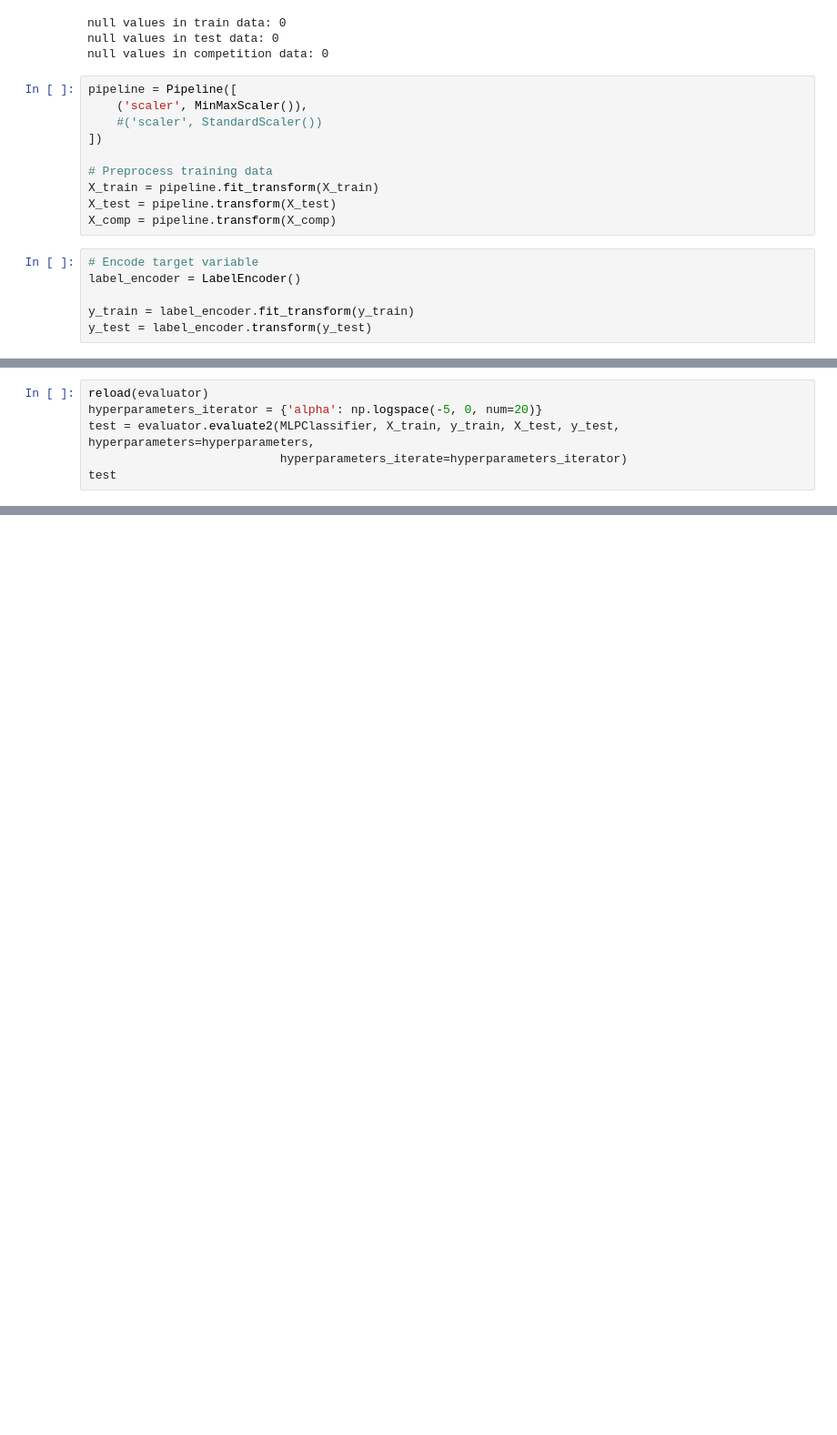
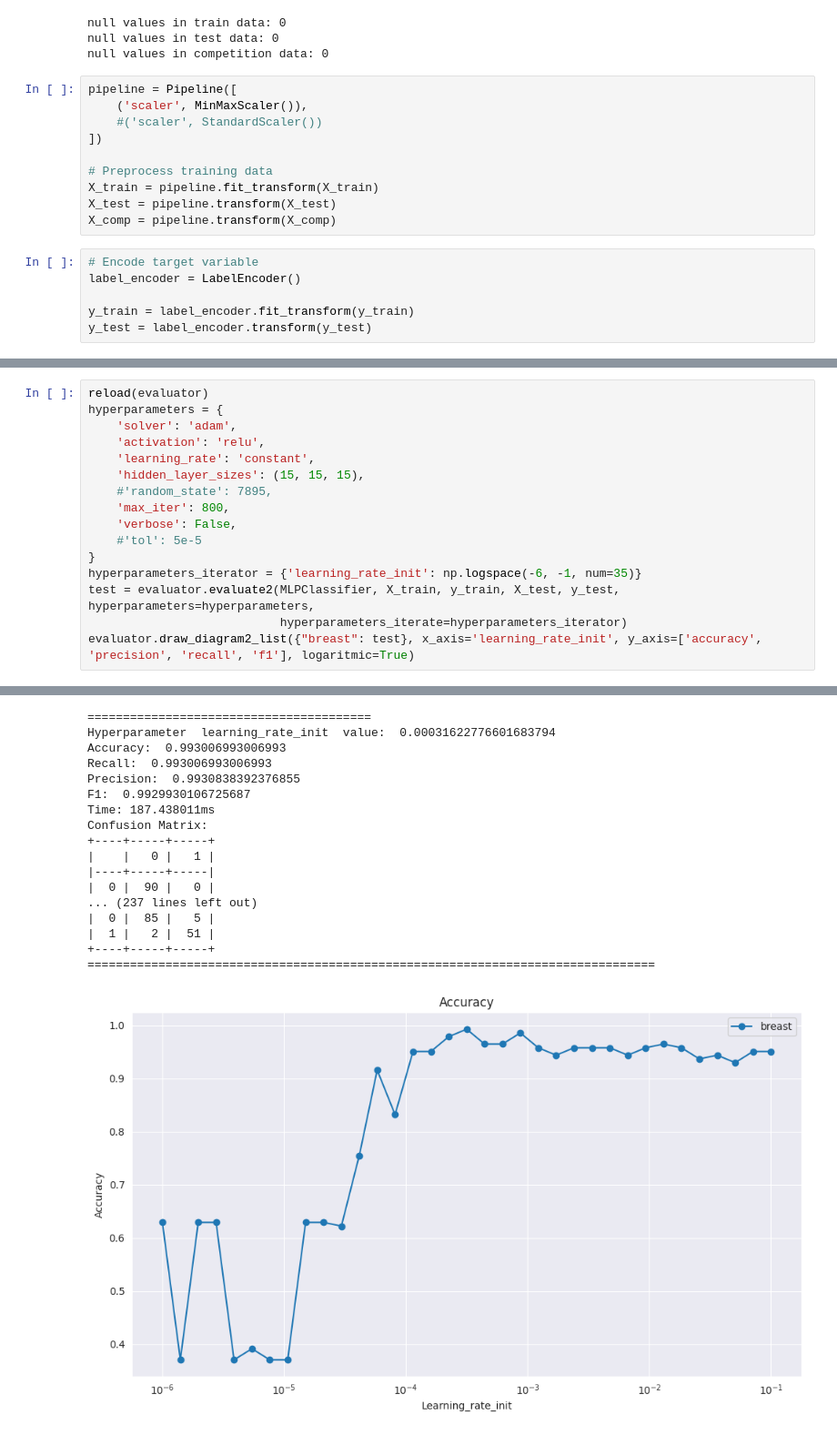
Before and after one commit to Maustrian3/ML24, a Jupyter notebook: exercise-1/breast.ipynb, the cells around one changed output, grey strips where cells are left out. Shown at 91% size. Cells and saved outputs as stored; diff of their text form; blank space fills up the shorter version.

Commit message:
breast evaluation

```diff
--- a/exercise-1/breast.ipynb
+++ b/exercise-1/breast.ipynb
@@ -151,9 +138,19 @@ Confusion Matrix:
 # %%
 reload(evaluator)
-hyperparameters_iterator = {'alpha': np.logspace(-5, 0, num=20)}
+hyperparameters = {
+    'solver': 'adam',
+    'activation': 'relu',
+    'learning_rate': 'constant',
+    'hidden_layer_sizes': (15, 15, 15),
+    #'random_state': 7895,
+    'max_iter': 800,
+    'verbose': False,
+    #'tol': 5e-5
+}
+hyperparameters_iterator = {'learning_rate_init': np.logspace(-6, -1, num=35)}
 test = evaluator.evaluate2(MLPClassifier, X_train, y_train, X_test, y_test, hyperparameters=hyperparameters,
                            hyperparameters_iterate=hyperparameters_iterator)
-test
+evaluator.draw_diagram2_list({"breast": test}, x_axis='learning_rate_init', y_axis=['accuracy', 'precision', 'recall', 'f1'], logaritmic=True)
 # %% [output]
 ================================================================================
 Evaluating classifier:  MLPClassifier
@@ -191,0 +223,18 @@ Confusion Matrix:
+========================================
+Hyperparameter  learning_rate_init  value:  0.00031622776601683794
+Accuracy:  0.993006993006993
+Recall:  0.993006993006993
+Precision:  0.9930838392376855
+F1:  0.9929930106725687
+Time: 187.438011ms
+Confusion Matrix:
++----+-----+-----+
+|    |   0 |   1 |
+|----+-----+-----|
+|  0 |  90 |   0 |
+... (237 lines left out)
+|  0 |  85 |   5 |
+|  1 |   2 |  51 |
++----+-----+-----+
+================================================================================
+[figure, added]
```
Also changed, not shown: parts of 14 cells of this notebook, 1 other file.
